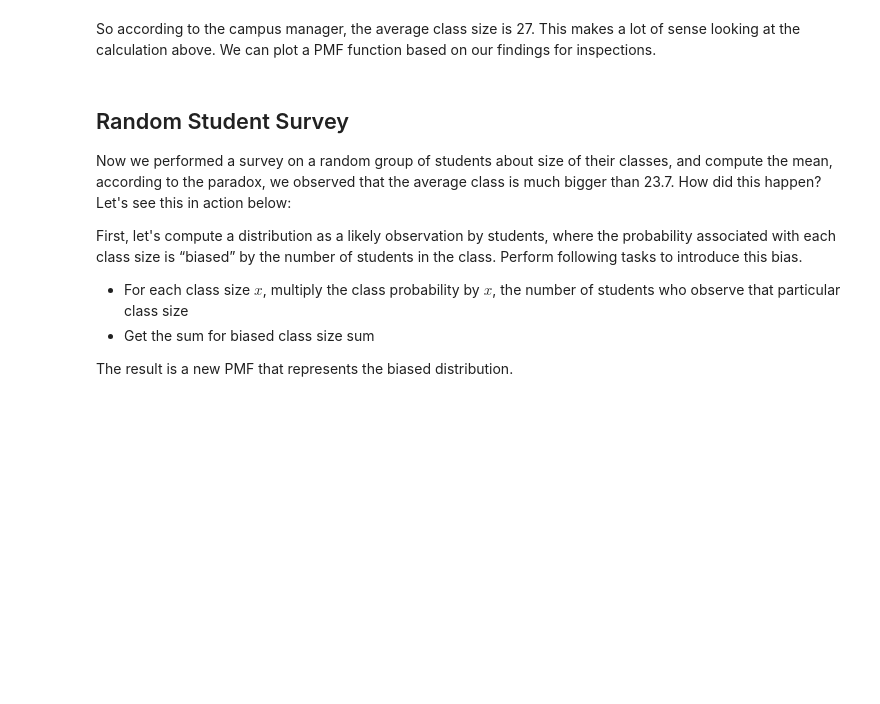
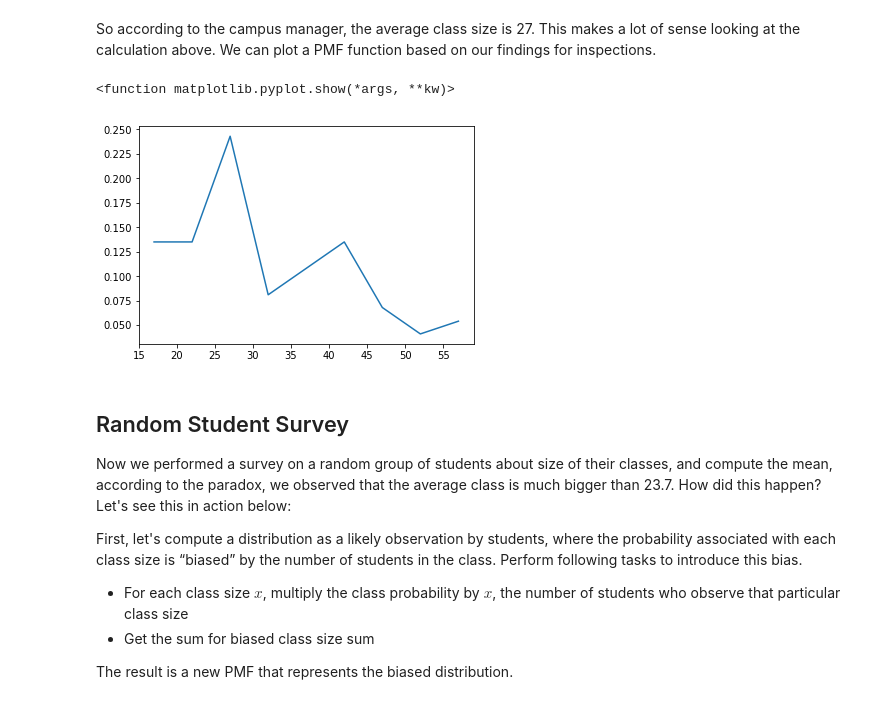
Before and after one commit to Pietrassyk/dsc-probability-mass-function-lab-nyc-ds-career-042219, a Jupyter notebook: index.ipynb, the cells around one changed output. Drawn from its saved outputs; the diff is of its cells as text; code cells hidden in the pictures; blank space fills up the shorter version.

```diff
--- a/index.ipynb
+++ b/index.ipynb
@@ -96,7 +96,11 @@ So according to the campus manager, the average class size is 27. This makes a l
 # %%
 # Plot the pmf , it should look similar to the one shown below
 import matplotlib.pyplot as plt
 plt.plot(sizes, pmf)
+plt.show
+# %% [output]
+<function matplotlib.pyplot.show(*args, **kw)>
+[figure, added]
 # %% [markdown]
 ## Random Student Survey
 
```
